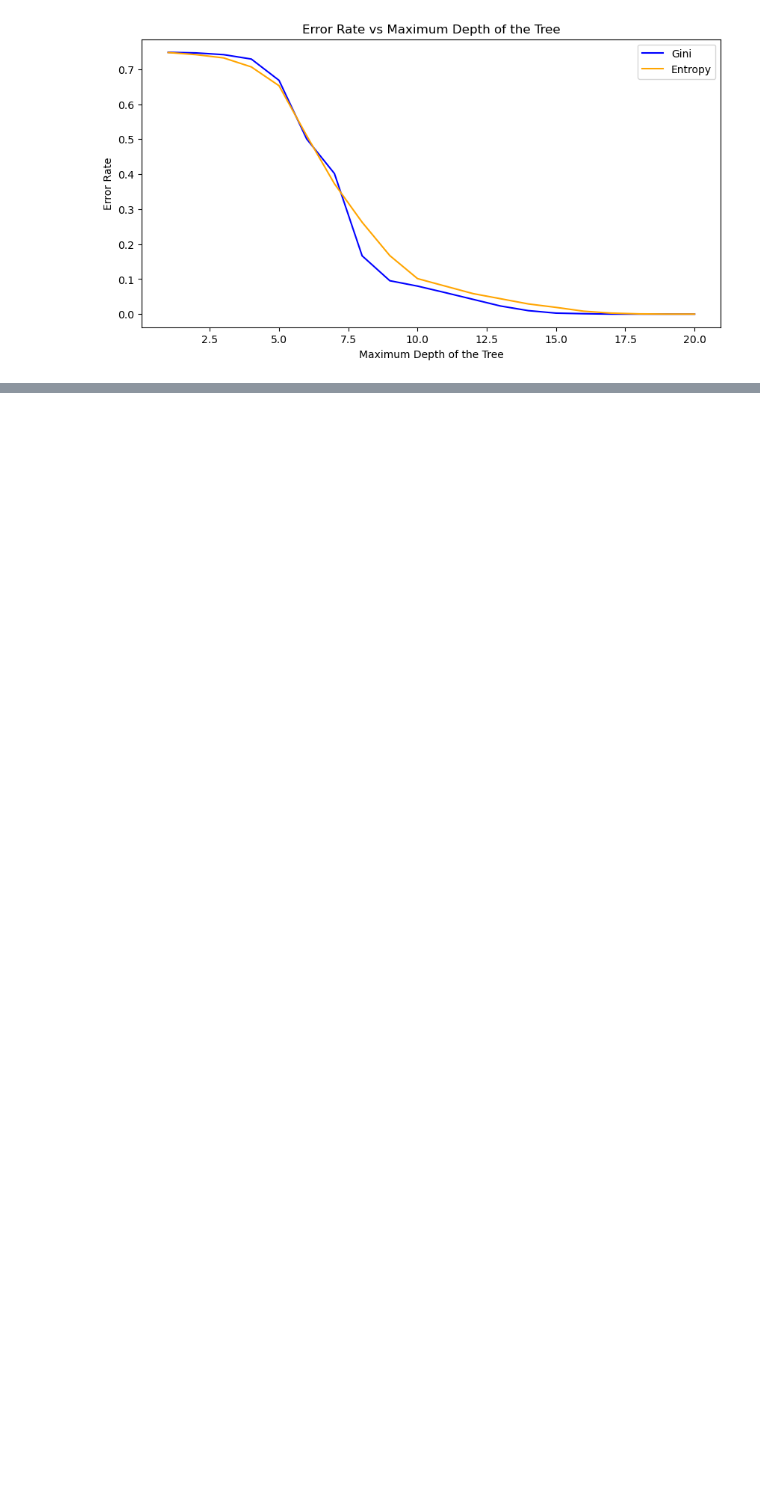
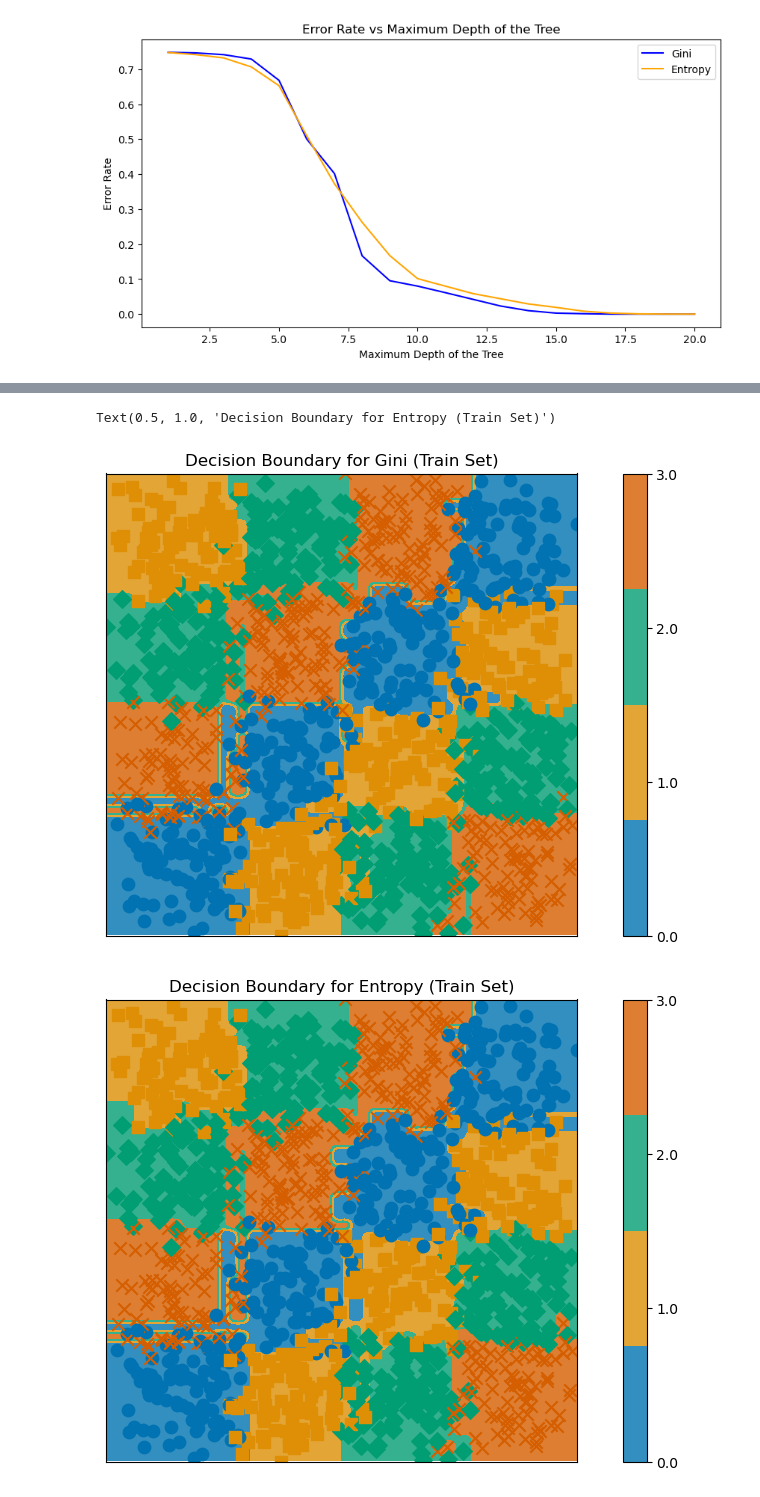
Before and after one commit to pralban/Machine-learning, a Jupyter notebook: TP3 Arbre decision/tp3.ipynb, the cells around one changed output, grey strips where cells are left out. Saved outputs shown, nothing was run; the diff lists cells and outputs as text; code cells hidden in the pictures; blank space fills up the shorter version.

```diff
--- a/TP3 Arbre decision/tp3.ipynb
+++ b/TP3 Arbre decision/tp3.ipynb
@@ -53,6 +54,36 @@ plt.show()
 [figure]
 # %% [markdown]
 <img src="questions/3.png" alt="question 3" width="800"/>
+# %%
+# Split the dataset into training and testing sets
+X_train, X_test, y_train, y_test = train_test_split(X, y, test_size=0.2, random_state=42)
+
+# Create and train decision tree classifiers on the training data
+clf_gini_train = DecisionTreeClassifier(criterion='gini', random_state=0)
+clf_gini_train.fit(X_train, y_train)
+
+clf_entropy_train = DecisionTreeClassifier(criterion='entropy', random_state=0)
+clf_entropy_train.fit(X_train, y_train)
+
+# Define functions for the trained classifiers
+def f_gini_train(x):
+    return clf_gini_train.predict(x.reshape(1, -1))
+
+def f_entropy_train(x):
+    return clf_entropy_train.predict(x.reshape(1, -1))
+
+# Plot the decision boundaries for the trained classifiers using the training data
+plt.figure(figsize=(12, 6))
+frontiere_new(f=f_gini_train, X=X_train, y=y_train, step=50)
+plt.title('Decision Boundary for Gini (Train Set)')
+
+plt.figure(figsize=(12, 6))
+frontiere_new(f=f_entropy_train, X=X_train, y=y_train, step=50)
+plt.title('Decision Boundary for Entropy (Train Set)')
+# %% [output]
+Text(0.5, 1.0, 'Decision Boundary for Entropy (Train Set)')
+[figure, added]
+[figure, added]
 # %% [markdown]
 <img src="questions/4.png" alt="question 4" width="800"/>
 # %% [markdown]
```
Also changed, not shown: parts of 1 cell of this notebook.
